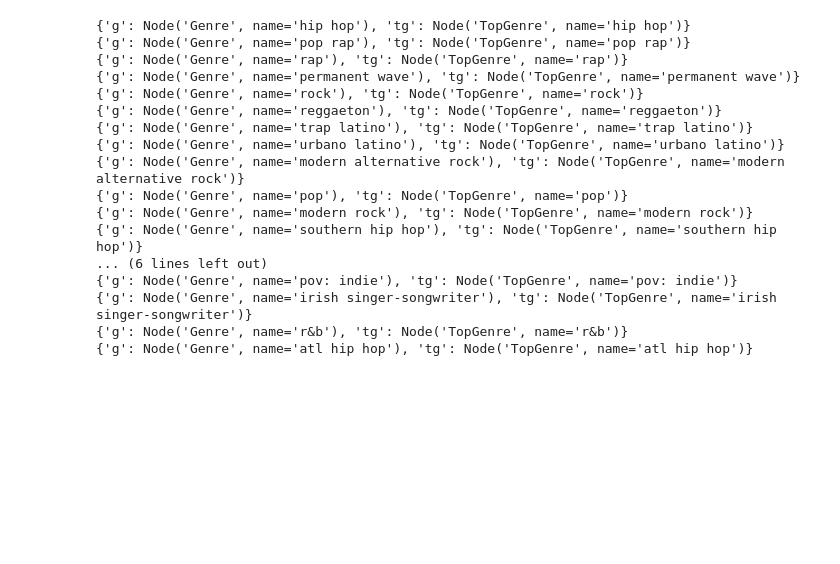
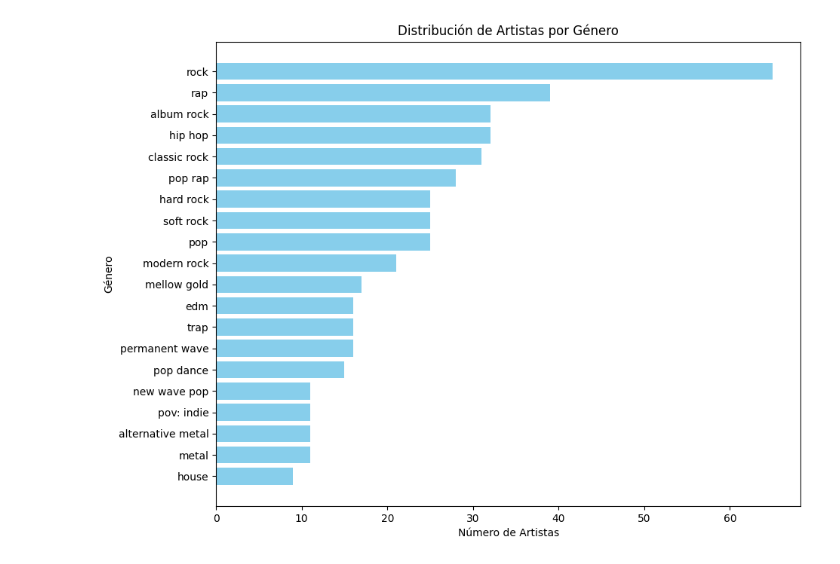
Before and after one commit to Cord210802/DreamTeam, a Jupyter notebook: notebooks/querry_neo.ipynb, the cells around one changed output. Saved outputs shown, nothing was run; the diff lists cells and outputs as text; code cells hidden in the pictures; blank space fills up the shorter version.

```diff
--- a/notebooks/querry_neo.ipynb
+++ b/notebooks/querry_neo.ipynb
@@ -18,37 +1,30 @@ WARNING: Running pip as the 'root' user can result in broken permissions and con
-# %%
-from py2neo import Graph
-
-# Conectarse a Neo4j
-graph = Graph("bolt://neo4j:7687", auth=("neo4j", "password"))
-
-# Ejecutar una consulta de Cypher usando una cadena de múltiples líneas
-query = """
-MATCH (g:Genre)
-MATCH (tg:TopGenre)
-WHERE g.name = tg.name
-RETURN g, tg
-"""
-nodes = graph.run(query).data()
-
-# Mostrar los resultados
-cont = 0
-for node in nodes:
-    print(node)
-# %% [output]
-{'g': Node('Genre', name='hip hop'), 'tg': Node('TopGenre', name='hip hop')}
-{'g': Node('Genre', name='pop rap'), 'tg': Node('TopGenre', name='pop rap')}
-{'g': Node('Genre', name='rap'), 'tg': Node('TopGenre', name='rap')}
-{'g': Node('Genre', name='permanent wave'), 'tg': Node('TopGenre', name='permanent wave')}
-{'g': Node('Genre', name='rock'), 'tg': Node('TopGenre', name='rock')}
-{'g': Node('Genre', name='reggaeton'), 'tg': Node('TopGenre', name='reggaeton')}
-{'g': Node('Genre', name='trap latino'), 'tg': Node('TopGenre', name='trap latino')}
-{'g': Node('Genre', name='urbano latino'), 'tg': Node('TopGenre', name='urbano latino')}
-{'g': Node('Genre', name='modern alternative rock'), 'tg': Node('TopGenre', name='modern alternative rock')}
-{'g': Node('Genre', name='pop'), 'tg': Node('TopGenre', name='pop')}
-{'g': Node('Genre', name='modern rock'), 'tg': Node('TopGenre', name='modern rock')}
-{'g': Node('Genre', name='southern hip hop'), 'tg': Node('TopGenre', name='southern hip hop')}
-... (6 lines left out)
-{'g': Node('Genre', name='pov: indie'), 'tg': Node('TopGenre', name='pov: indie')}
-{'g': Node('Genre', name='irish singer-songwriter'), 'tg': Node('TopGenre', name='irish singer-songwriter')}
-{'g': Node('Genre', name='r&b'), 'tg': Node('TopGenre', name='r&b')}
-{'g': Node('Genre', name='atl hip hop'), 'tg': Node('TopGenre', name='atl hip hop')}
+# %%
+# Query to see how artists are distributed across genres
+from py2neo import Graph
+import matplotlib.pyplot as plt
+# Connect to the Neo4j database
+graph = Graph("bolt://neo4j:7687", auth=("neo4j", "password"))
+
+# Ejecutando la consulta
+query = """
+MATCH (a:Artist)-[:HAS_GENRE]->(g:Genre)
+RETURN g.name AS genre, count(distinct a) AS numberOfArtists
+ORDER BY numberOfArtists DESC
+LIMIT 20
+"""
+nodes = graph.run(query).data()
+
+# Extrayendo los géneros y el número de artistas
+genres = [node['genre'] for node in nodes]
+num_artists = [node['numberOfArtists'] for node in nodes]
+
+# Creando el gráfico de barras
+plt.figure(figsize=(10, 8))
+plt.barh(genres, num_artists, color='skyblue')
+plt.xlabel('Número de Artistas')
+plt.ylabel('Género')
+plt.title('Distribución de Artistas por Género')
+plt.gca().invert_yaxis()  # Invertir el eje y para que los valores más altos aparezcan arriba
+plt.show()
+# %% [output]
+[figure, added]
```
Also changed, not shown: parts of 4 cells of this notebook, 3 other files.
